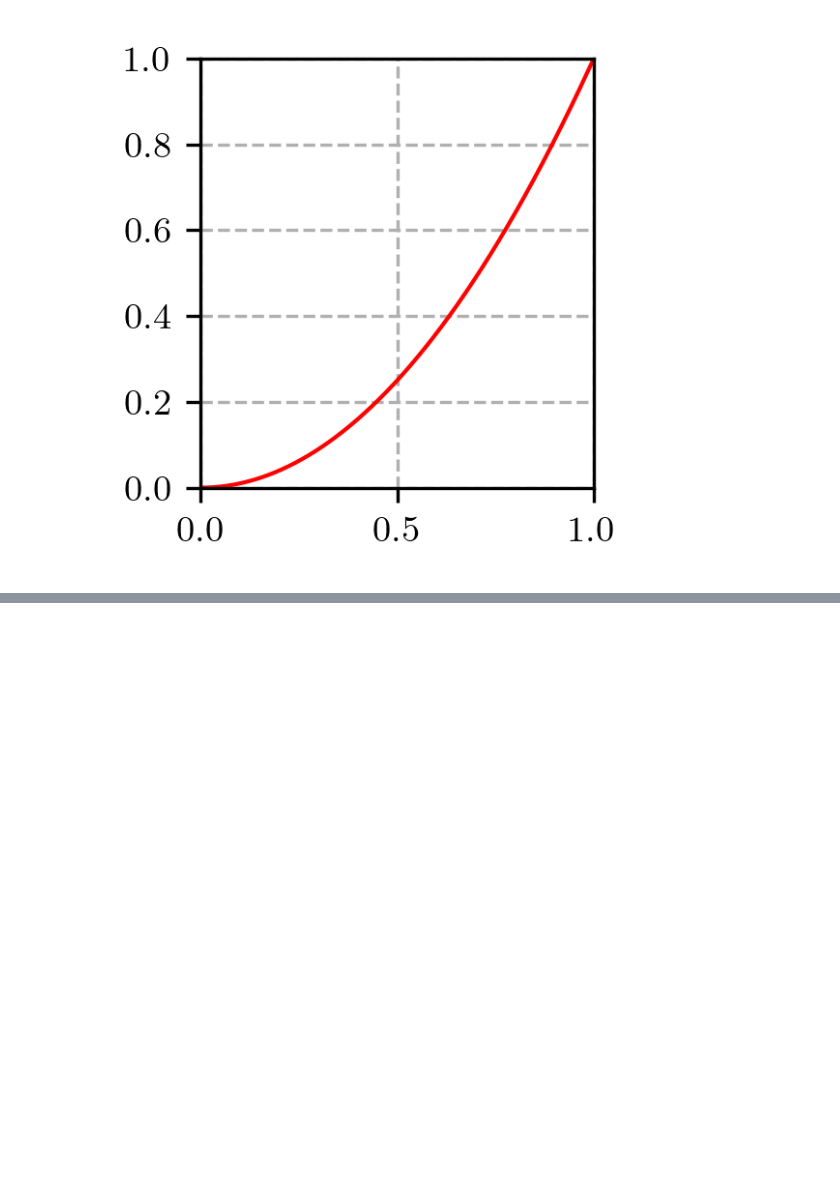
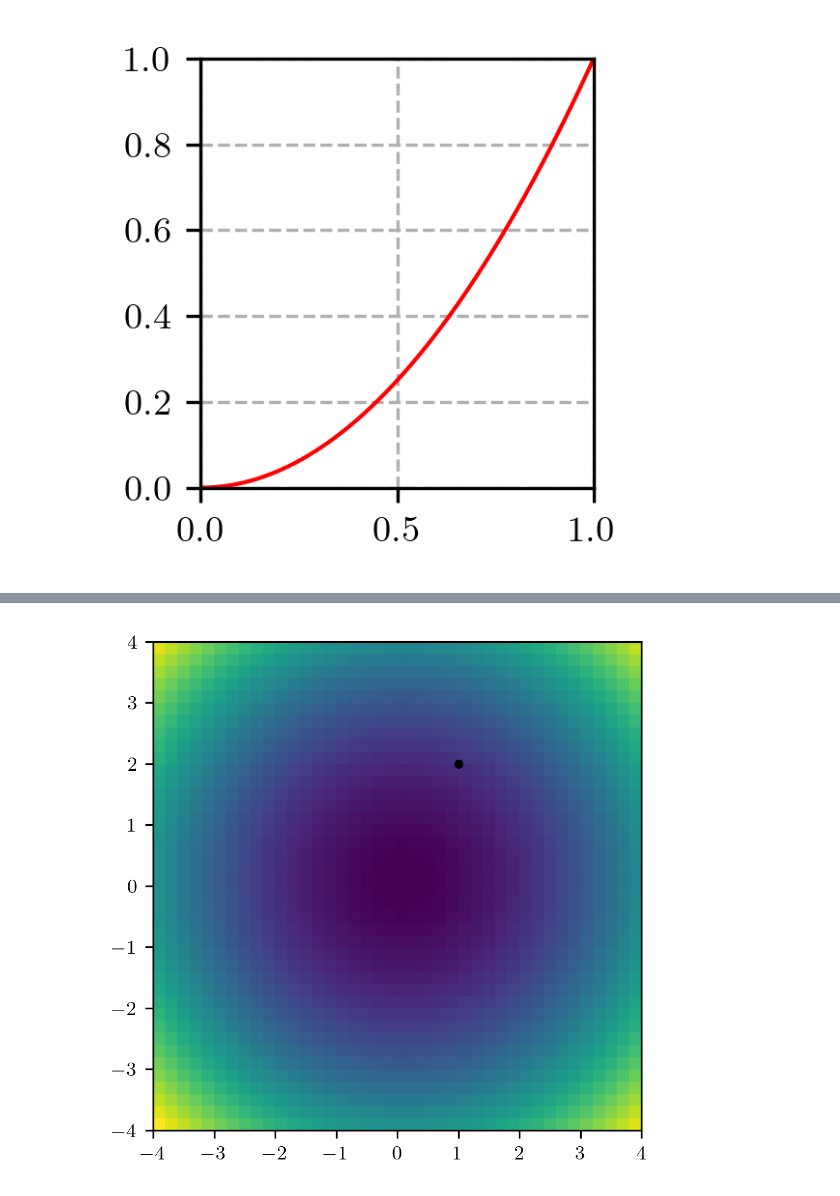
Before and after one commit to silvernuke911/Class_Notes, a Jupyter notebook: Physics 225/code/meeting5.ipynb, the cells around one changed output, grey strips where cells are left out. Cells and saved outputs as stored; diff of their text form; code cells hidden in the pictures; blank space fills up the shorter version.

```diff
--- a/Physics 225/code/meeting5.ipynb
+++ b/Physics 225/code/meeting5.ipynb
@@ -648,0 +1395,89 @@ plt.show()
+# %%
+import numpy as np
+import matplotlib.pyplot as plt
+
+
+plt.figure(figsize=(4,4), dpi=300)
+plt.gca().set_aspect('equal')
+
+lims = (-4,4)
+dx = 0.2
+
+x = np.arange(*lims, dx)
+y = np.arange(*lims, dx)
+
+xv, yv = np.meshgrid(x, y)
+rv = np.sqrt((xv**2) + (yv**2))
+th = np.atan2(yv,xv)
+X = np.array([xv, yv])
+R = np.array([rv, th])
+
+def f(X):
+    return X[0]**2 + X[1]**2
+
+
+Z = f(X)
+
+plt.imshow(
+    Z,
+    extent=[*lims, *lims],
+    origin='lower',
+    cmap='viridis'
+)
+
+p = np.array([1., 2.])
+
+plt.scatter(
+    *p,
+    s=10,
+    color='k'
+)
+
+vxmu = np.array([1.0, 0.0])
+vymu = np.array([0.0,0.0])
+
+def partial(p, X, mu, h=dx):
+
+    def Xp(pt):
+        ix = np.argmin(np.abs(X[0][0, :] - pt[0]))
+        iy = np.argmin(np.abs(X[1][:, 0] - pt[1]))
+        return X[:, iy, ix]
+
+    p_plus = p.copy()
+    p_minus = p.copy()
+
+    p_plus[mu] += h
+    p_minus[mu] -= h
+
+    return (Xp(p_plus) - Xp(p_minus)) / (2*h)
+
+vxp_f = np.zeros_like(vxmu)
+vyp_f = np.zeros_like(vymu)
+
+for mu in range(len(vxmu)):
+    vxp_f += vxmu[mu] * partial(p, f, X, mu)
+    vyp_f += vymu[mu] * partial(p, f, X, mu)
+print(vxp_f)
+
+plt.arrow(
+    *p,
+    *vxp_f,
+    color='k',
+    lw=0.75,
+    head_width=0.05,
+    head_length=0.1,
+    length_includes_head=True
+)
+plt.arrow(
+    *p,
+    *vyp_f,
+    color='k',
+    lw=0.75,
+    head_width=0.05,
+    head_length=0.1,
+    length_includes_head=True
+)
+plt.xlim(lims)
+plt.ylim(lims)
+plt.show()
+# %% [output]
@@ -648,0 +1485 @@ plt.show()
+[figure, added]
```
Also changed, not shown: parts of 10 cells of this notebook, 26 other files.
